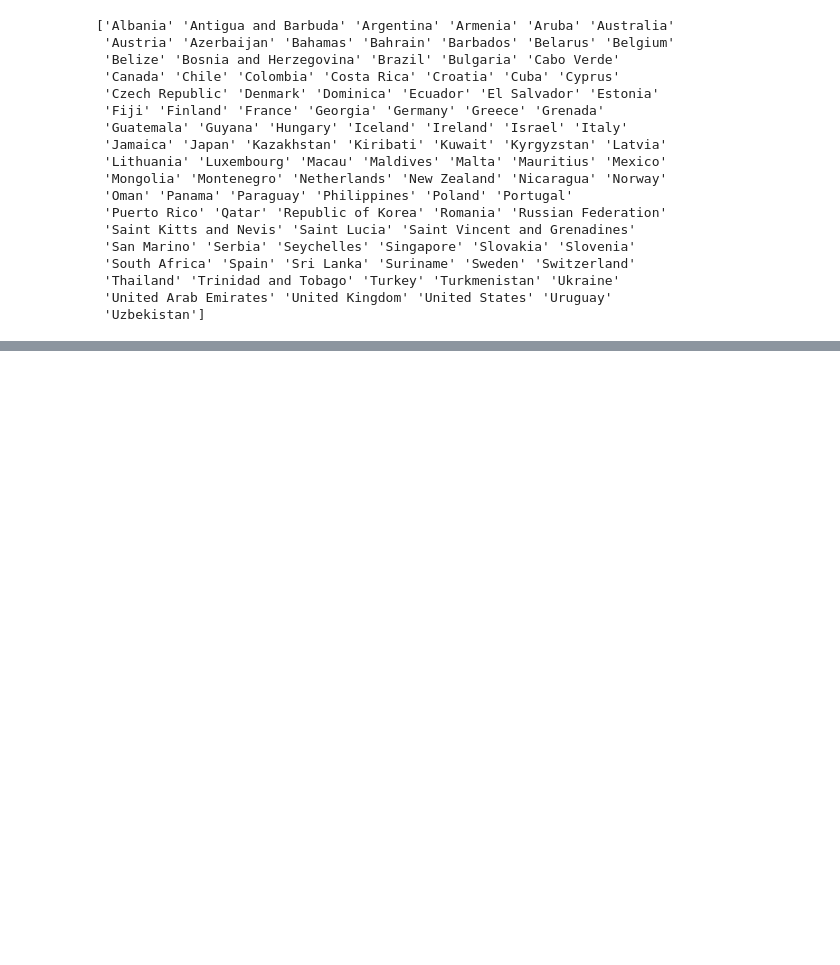
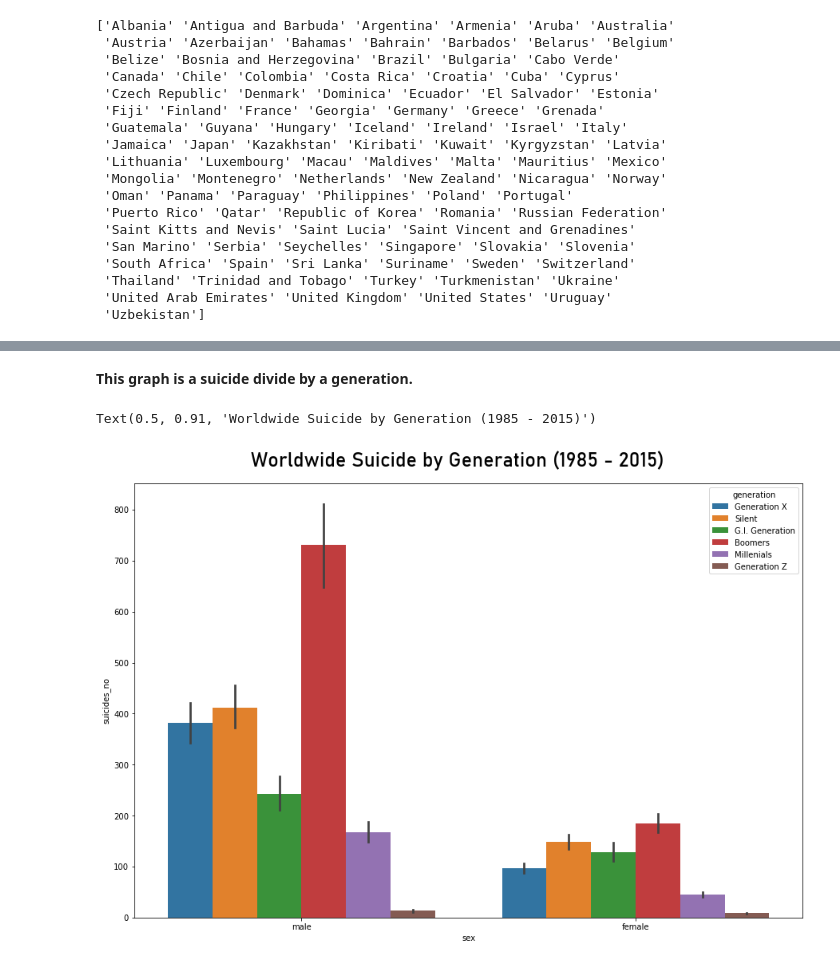
Before and after one commit to yukimura-ixa/ProjectPSIT, a Jupyter notebook: project.ipynb, the cells around one changed output, grey strips where cells are left out. Cells and saved outputs as stored; diff of their text form; code cells hidden in the pictures; blank space fills up the shorter version.

```diff
--- a/project.ipynb
+++ b/project.ipynb
@@ -70,0 +93,20 @@ plt.show()
+# %% [markdown]
+**This graph is a suicide divide by a generation.**
+# %%
+plt.figure(figsize=(15,10))
+bar_gen = sns.barplot(x = 'sex', y = 'suicides_no', hue = 'generation',data = dataset)
+plt.figtext(.5,.91,'Worldwide Suicide by Generation (1985 - 2015)', color='black', fontproperties=fpen1, fontsize=25, ha='center')
+#เอา
+
+#G.I. คนกลุ่มนี้เกิดในช่วงปี พ.ศ. 2444-2467 คือยุคก่อนสงครามโลกครั้งที่ 2 พวกเขาจึงกลายมาเป็นกำลังหลักของการต่อสู้ในช่วงสงครามโลกครั้งที่ 2
+#Silent หมายถึงคนที่เกิดในช่วง พ.ศ. 2468-2488 ประชากรรุ่นนี้จะมีไม่มากเท่ารุ่นอื่น ๆ เพราะเป็นช่วงสงครามโลกครั้งที่ 2 พอดี
+#Boomers พ.ศ. 2489-2507 หรือในยุคสิ้นสุดสงครามโลกครั้งที่ 2 ประเทศเหล่านี้จึงขาดแรงงานในการขับเคลื่อน ประเทศ คนในยุคนั้นจึงมีค่านิยมที่จะต้องมีลูกหลาย ๆ คน เพื่อสร้างแรงงานขึ้นมาพัฒนาประเทศชาติ จึงเป็นที่มาของคำว่า "เบบี้บูมเมอร์" นั่นเอง
+#X "Gen-X" เป็นกระแสตีกลับจากยุคเบบี้บูมเมอร์ มีการควบคุมอัตราการเกิดของประชากร
+#Millenials ("Gen-Y") คือคนที่เกิดอยู่ในช่วงปี พ.ศ. 2523-2540
+#Z "Gen-Z" หมายถึงคนที่เกิดหลัง พ.ศ. 2540 ขึ้นไป เด็กรุ่นนี้จะ ได้เห็นภาพที่พ่อและแม่ต้องออกไปทำงานทั้งคู่ ต่างจากรุ่นก่อน ๆ ที่อาจจะมีพ่อออกไปทำงานคนเดียว ด้วยเหตุผลนี้ เด็ก Gen-Z หลาย ๆ คนจึงได้รับการเลี้ยงดูจากคนอื่นมากกว่าพ่อแม่ของตัวเอง
+#Credit https://hilight.kapook.com/view/83492
+
+#ref by https://www.kaggle.com/spidy20/suicide-data-visualization-beginner-guide
+# %% [output]
+Text(0.5, 0.91, 'Worldwide Suicide by Generation (1985 - 2015)')
+[figure, added]
```
Also changed, not shown: parts of 14 cells of this notebook, 2 other files.
